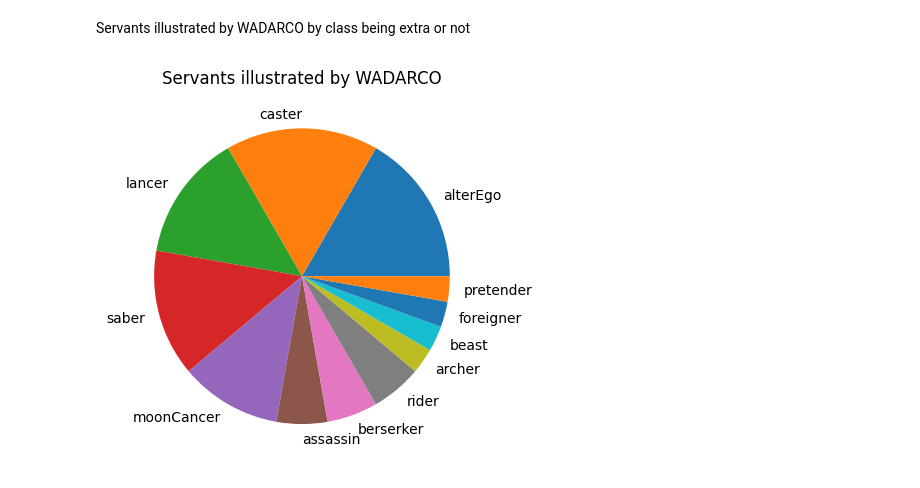
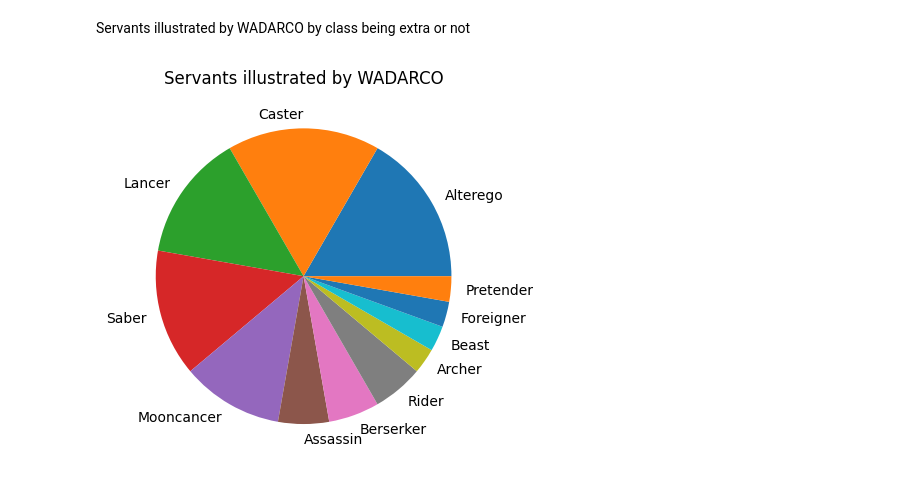
Before and after one commit to manuelelucchi/VisualizzazioneScientifica, a Jupyter notebook: Report.ipynb, the cells around one changed output. Cells and saved outputs as stored; diff of their text form; code cells hidden in the pictures.

```diff
--- a/Report.ipynb
+++ b/Report.ipynb
@@ -249,10 +265,10 @@ Servants illustrated by WADARCO by class being extra or not
 # %%
 servants_by_wada = cleanData[cleanData["illustrator"] == "WADARCO"].copy()
 servants_by_wada = servants_by_wada.groupby(by='className').count().sort_values(by="id", ascending=False)
 values = servants_by_wada["id"].values
-plt.pie(values,labels=servants_by_wada["id"].keys())
+plt.pie(values,labels=list(map(lambda x: x.title(),servants_by_wada["id"].keys())))
 plt.title("Servants illustrated by WADARCO")
 plt.savefig("presentation/images/wadarco.png")
 plt.show()
 # %% [output]
-[figure, old version]
+[figure, new version]
```
Also changed, not shown: parts of 6 cells of this notebook, 12 other files.
